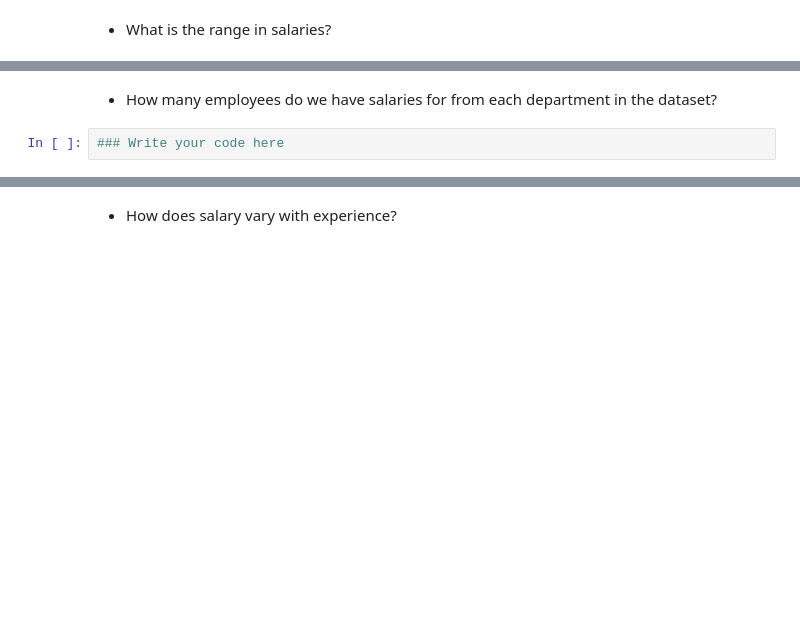
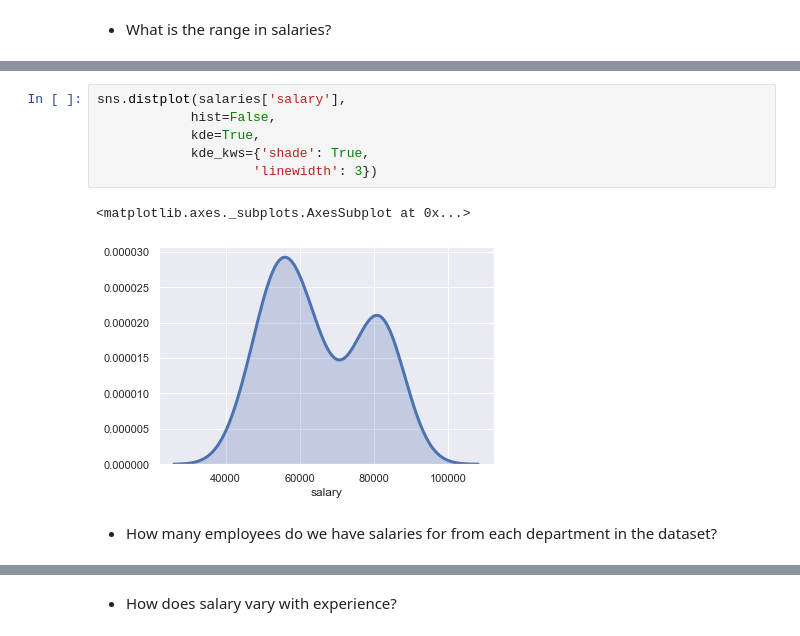
Before and after one commit to datasciencecampus/af_stats_python, a Jupyter notebook: course_content/main_chapters/Chapter 2- Case Study.ipynb, the cells around one changed output, grey strips where cells are left out. Drawn from its saved outputs; the diff is of its cells as text; blank space fills up the shorter version.

```diff
--- a/course_content/main_chapters/Chapter 2- Case Study.ipynb
+++ b/course_content/main_chapters/Chapter 2- Case Study.ipynb
@@ -83,4 +111,11 @@ Create plots of the data to visualise:
+# %%
+sns.distplot(salaries['salary'],
+            hist=False,
+            kde=True,
+            kde_kws={'shade': True,
+                    'linewidth': 3})
+# %% [output]
+<matplotlib.axes._subplots.AxesSubplot at 0x...>
+[figure, added]
 # %% [markdown]
 * How many employees do we have salaries for from each department in the dataset?
-# %%
-### Write your code here
```
Also changed, not shown: parts of 52 cells of this notebook, 3 other files.
